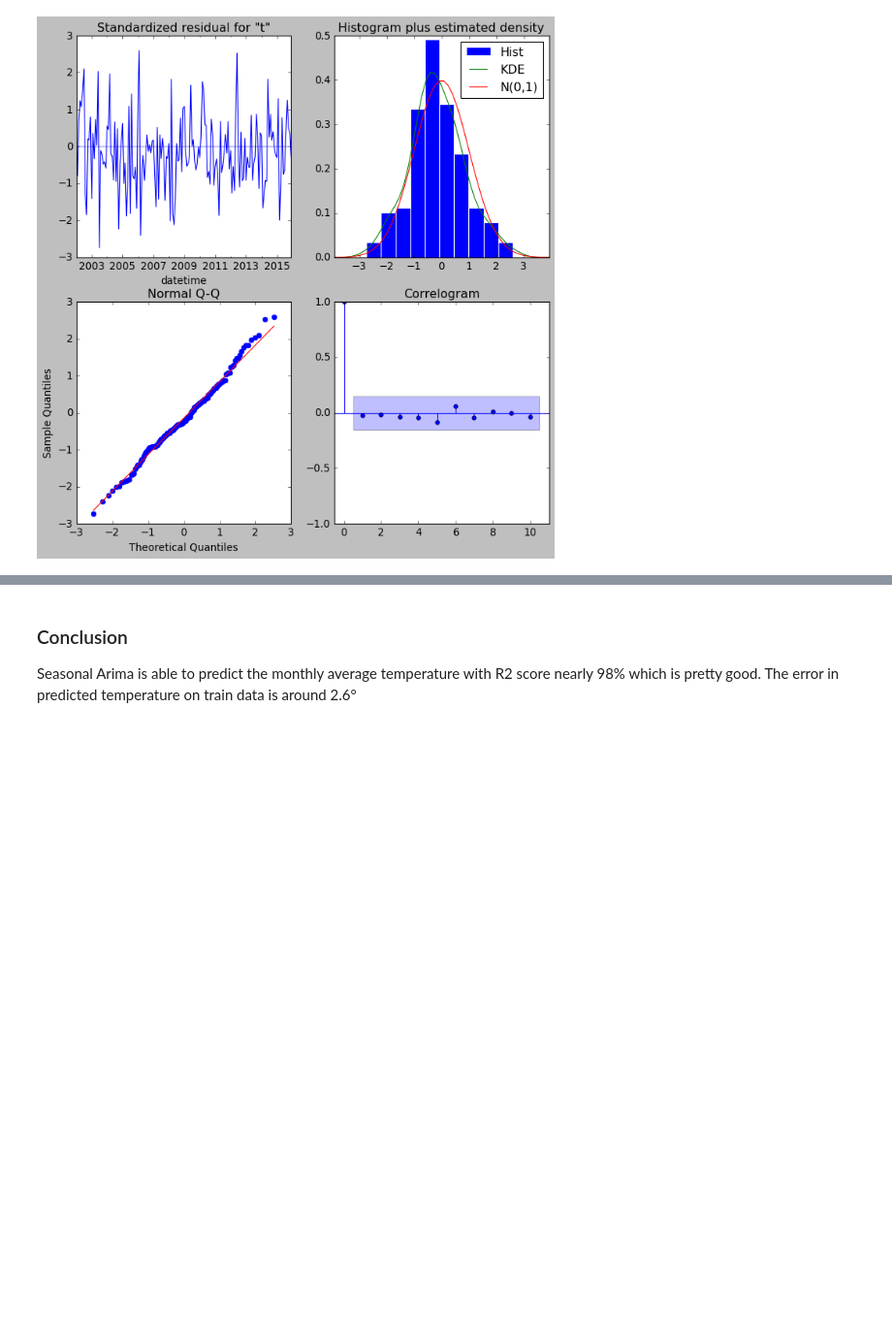
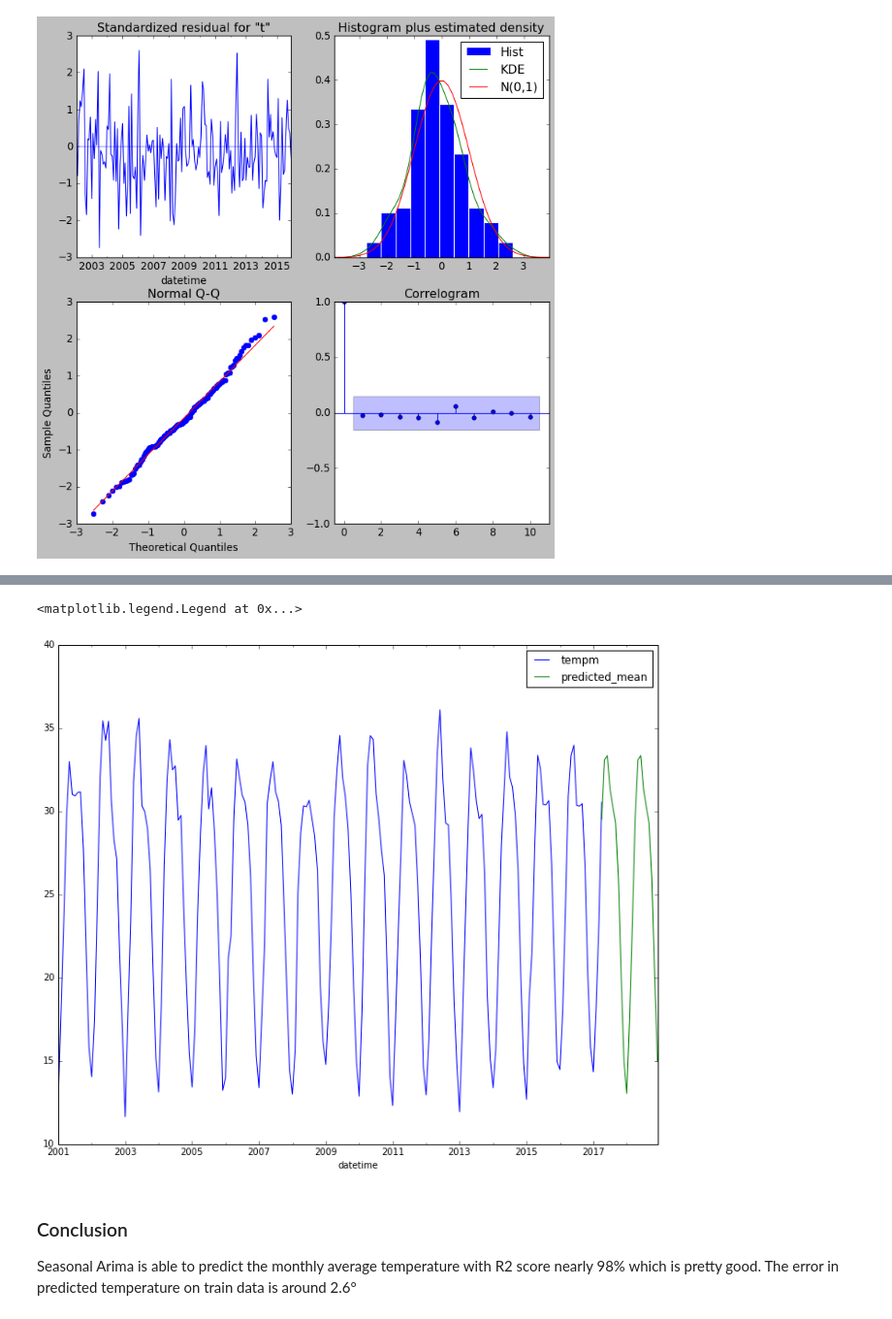
Before and after one commit to PrimEGameR123/Temperature-Forecasting, a Jupyter notebook: Temperature analysis.ipynb, the cells around one changed output, grey strips where cells are left out. Shown at 97% size. Cells and saved outputs as stored; diff of their text form; code cells hidden in the pictures; blank space fills up the shorter version.

```diff
--- a/Temperature analysis.ipynb
+++ b/Temperature analysis.ipynb
@@ -406,3 +416,14 @@ result.plot_diagnostics(figsize=(10,10))
+# %%
+forecast_date_start=testdata.index[-1]
+forecast_date_end=testdata.index[-1]+timedelta(days=365+31*8-3) # next year end
+# %%
+forecast=result.predict(start=forecast_date_start,end=forecast_date_end)
+newdf.resample('M').mean().plot(figsize=(12,10))
+forecast.plot()
+plt.legend()
+# %% [output]
+<matplotlib.legend.Legend at 0x...>
+[figure, added]
 # %% [markdown]
 ### Conclusion
 Seasonal Arima is able to predict the monthly average temperature with R2 score nearly 98% which is pretty good. The error in predicted temperature on train data is around 2.6°
```
Also changed, not shown: parts of 2 cells of this notebook.
